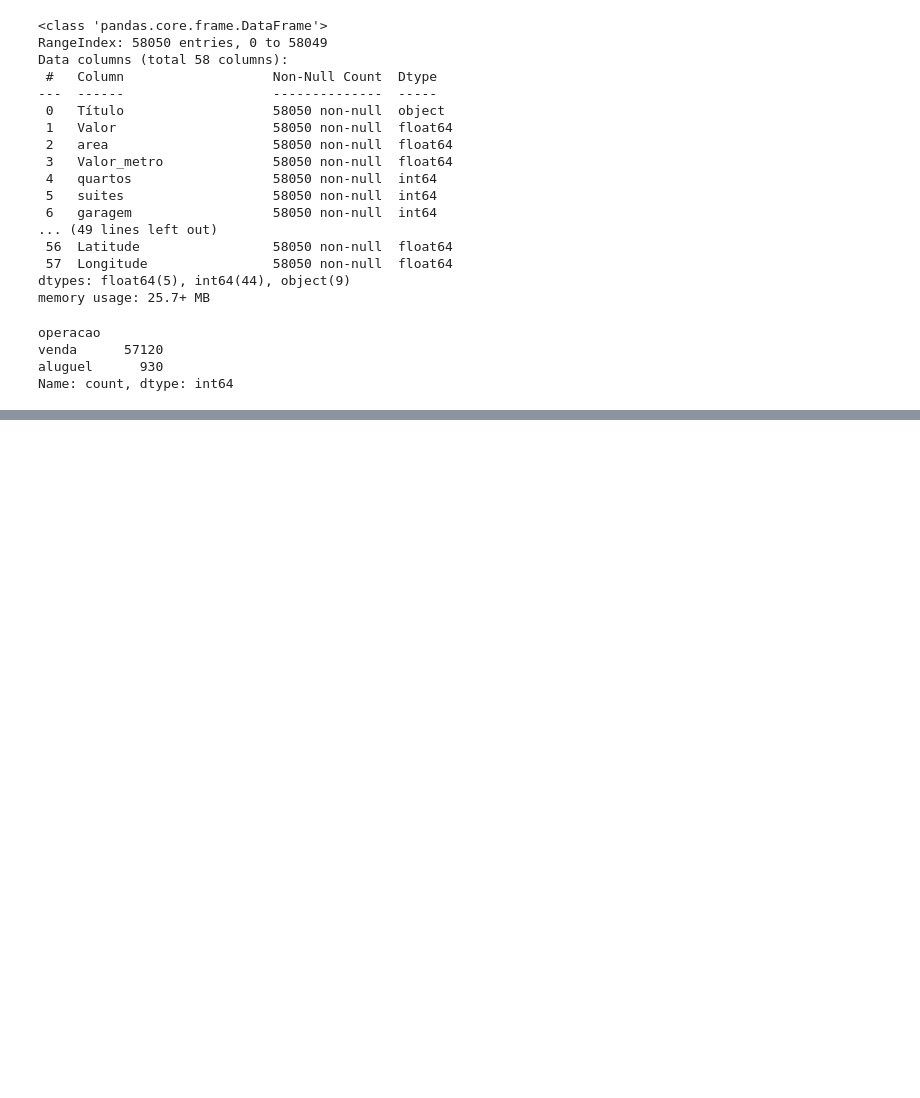
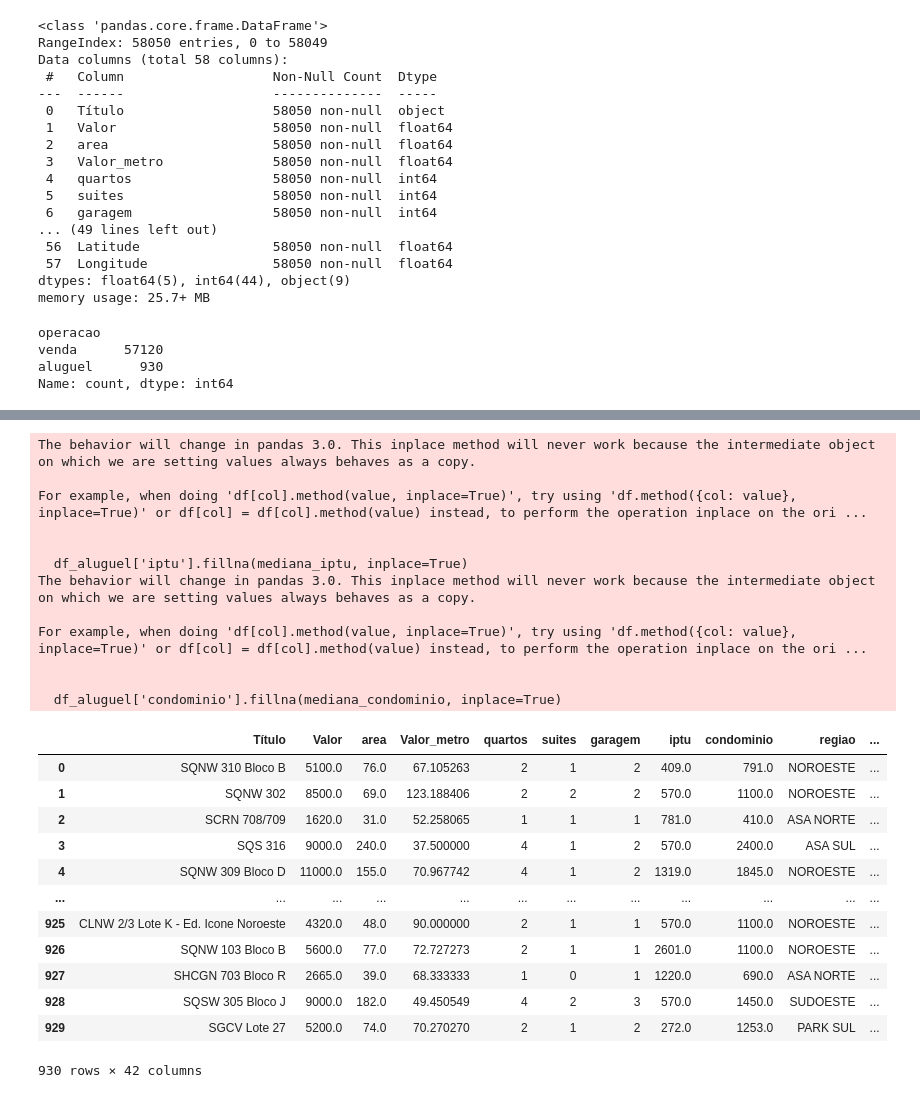
Before and after one commit to JanotLucas/Projeto-Integrador-I, a Jupyter notebook: precificador.ipynb, the cells around one changed output, grey strips where cells are left out. Saved outputs shown, nothing was run; the diff lists cells and outputs as text; code cells hidden in the pictures; blank space fills up the shorter version.

```diff
--- a/precificador.ipynb
+++ b/precificador.ipynb
@@ -54,0 +157,39 @@ Name: count, dtype: int64
+# %%
+df_aluguel['iptu'] = pd.to_numeric(df['iptu'], errors='coerce')
+df_aluguel['condominio'] = pd.to_numeric(df['condominio'], errors='coerce')
+
+
+# Calcular a mediana de cada coluna
+mediana_iptu = df_aluguel['iptu'].median()
+mediana_condominio = df_aluguel['condominio'].median()
+
+# Preencher os valores NaN nas colunas com as medianas correspondentes
+df_aluguel['iptu'].fillna(mediana_iptu, inplace=True)
+df_aluguel['condominio'].fillna(mediana_condominio, inplace=True)
+df_aluguel
+# %% [output]
+The behavior will change in pandas 3.0. This inplace method will never work because the intermediate object on which we are setting values always behaves as a copy.
+
+For example, when doing 'df[col].method(value, inplace=True)', try using 'df.method({col: value}, inplace=True)' or df[col] = df[col].method(value) instead, to perform the operation inplace on the ori ...
+
+
+  df_aluguel['iptu'].fillna(mediana_iptu, inplace=True)
+The behavior will change in pandas 3.0. This inplace method will never work because the intermediate object on which we are setting values always behaves as a copy.
+
+For example, when doing 'df[col].method(value, inplace=True)', try using 'df.method({col: value}, inplace=True)' or df[col] = df[col].method(value) instead, to perform the operation inplace on the ori ...
+
+
+  df_aluguel['condominio'].fillna(mediana_condominio, inplace=True)
+|  | Título | Valor | area | Valor_metro | quartos | suites | garagem | iptu | condominio | regiao | ... |
+| 0 | SQNW 310 Bloco B | 5100.0 | 76.0 | 67.105263 | 2 | 1 | 2 | 409.0 | 791.0 | NOROESTE | ... |
+| 1 | SQNW 302 | 8500.0 | 69.0 | 123.188406 | 2 | 2 | 2 | 570.0 | 1100.0 | NOROESTE | ... |
+| 2 | SCRN 708/709 | 1620.0 | 31.0 | 52.258065 | 1 | 1 | 1 | 781.0 | 410.0 | ASA NORTE | ... |
+| 3 | SQS 316 | 9000.0 | 240.0 | 37.500000 | 4 | 1 | 2 | 570.0 | 2400.0 | ASA SUL | ... |
+| 4 | SQNW 309 Bloco D | 11000.0 | 155.0 | 70.967742 | 4 | 1 | 2 | 1319.0 | 1845.0 | NOROESTE | ... |
+| ... | ... | ... | ... | ... | ... | ... | ... | ... | ... | ... | ... |
+| 925 | CLNW 2/3 Lote K - Ed. Icone Noroeste | 4320.0 | 48.0 | 90.000000 | 2 | 1 | 1 | 570.0 | 1100.0 | NOROESTE | ... |
+| 926 | SQNW 103 Bloco B | 5600.0 | 77.0 | 72.727273 | 2 | 1 | 1 | 2601.0 | 1100.0 | NOROESTE | ... |
+| 927 | SHCGN 703 Bloco R | 2665.0 | 39.0 | 68.333333 | 1 | 0 | 1 | 1220.0 | 690.0 | ASA NORTE | ... |
+| 928 | SQSW 305 Bloco J | 9000.0 | 182.0 | 49.450549 | 4 | 2 | 3 | 570.0 | 1450.0 | SUDOESTE | ... |
+| 929 | SGCV Lote 27 | 5200.0 | 74.0 | 70.270270 | 2 | 1 | 2 | 272.0 | 1253.0 | PARK SUL | ... |
+930 rows × 42 columns
```
Also changed, not shown: parts of 19 cells of this notebook.
